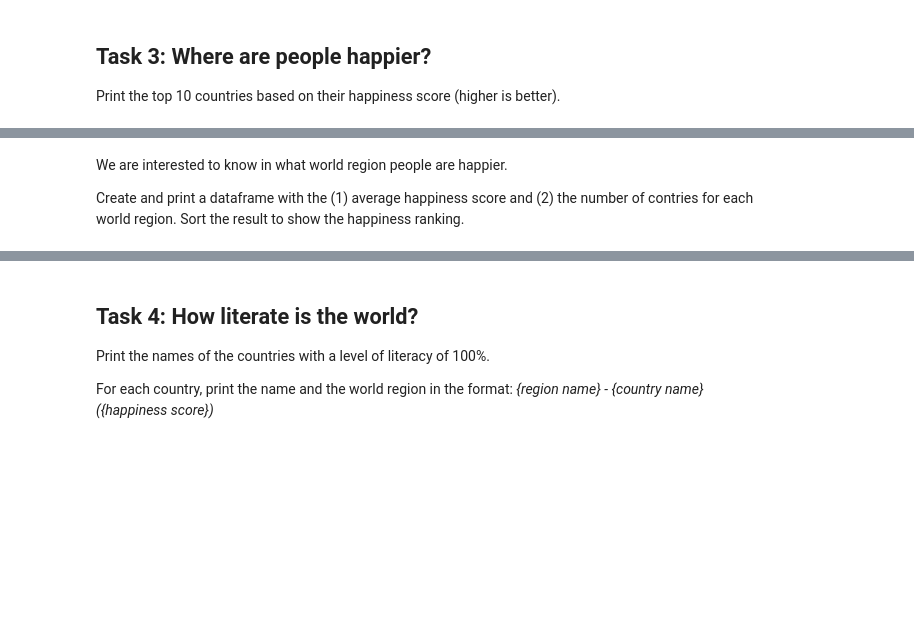
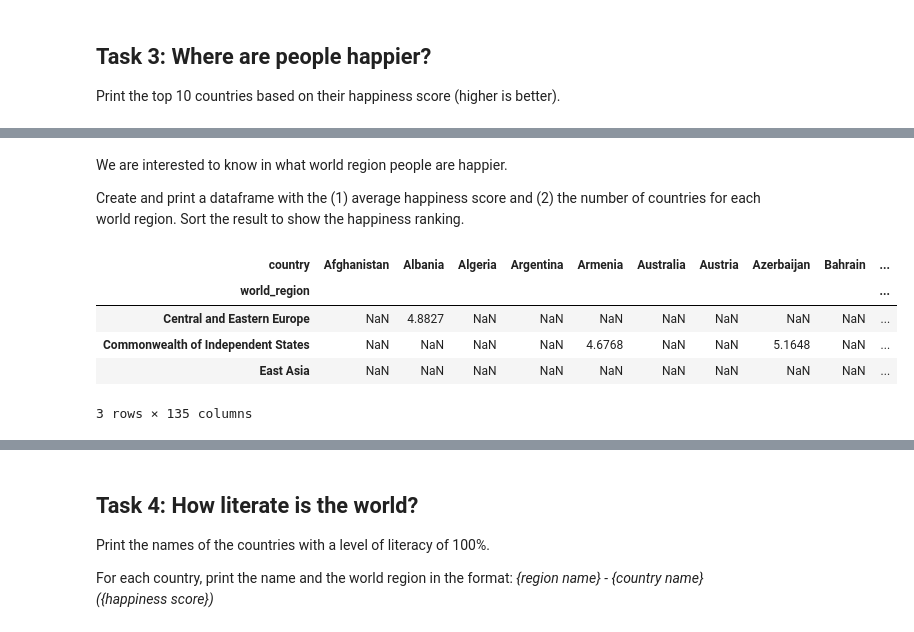
Before and after one commit to epfl-ada/2024, a Jupyter notebook: Exercises/01 - Handling data/Happiness.ipynb, the cells around one changed output, grey strips where cells are left out. Saved outputs shown, nothing was run; the diff lists cells and outputs as text; code cells hidden in the pictures; blank space fills up the shorter version.

```diff
--- a/Exercises/01 - Handling data/Happiness.ipynb
+++ b/Exercises/01 - Handling data/Happiness.ipynb
@@ -53,3 +45,6 @@ Load the 2 datasets in Pandas dataframes (called *happiness* and *countries*), a
 **Hint**: Use the correct reader and verify the data has the expected format.
 # %%
 # Write your code here
+
+happiness = pd.read_csv(HAPPINESS_DATASET, sep=',')
+happiness.head()
@@ -70,5 +144,5 @@ Print the top 10 countries based on their happiness score (higher is better).
 # %% [markdown]
 We are interested to know in what world region people are happier.
 
-Create and print a dataframe with the (1) average happiness score and (2) the number of contries for each world region.
+Create and print a dataframe with the (1) average happiness score and (2) the number of countries for each world region.
 Sort the result to show the happiness ranking.
@@ -76,0 +149,12 @@ Sort the result to show the happiness ranking.
+# %%
+# Write your code here
+
+regions_features = country_features.pivot_table(index=['world_region'], columns='country', values='happiness_score', aggfunc=max)
+regions_features.head(3)
+# %% [output]
+| country | Afghanistan | Albania | Algeria | Argentina | Armenia | Australia | Austria | Azerbaijan | Bahrain | ... |
+| world_region |  |  |  |  |  |  |  |  |  | ... |
+| Central and Eastern Europe | NaN | 4.8827 | NaN | NaN | NaN | NaN | NaN | NaN | NaN | ... |
+| Commonwealth of Independent States | NaN | NaN | NaN | NaN | 4.6768 | NaN | NaN | 5.1648 | NaN | ... |
+| East Asia | NaN | NaN | NaN | NaN | NaN | NaN | NaN | NaN | NaN | ... |
+3 rows × 135 columns
```
Also changed, not shown: parts of 33 cells of this notebook, 3 other files.
